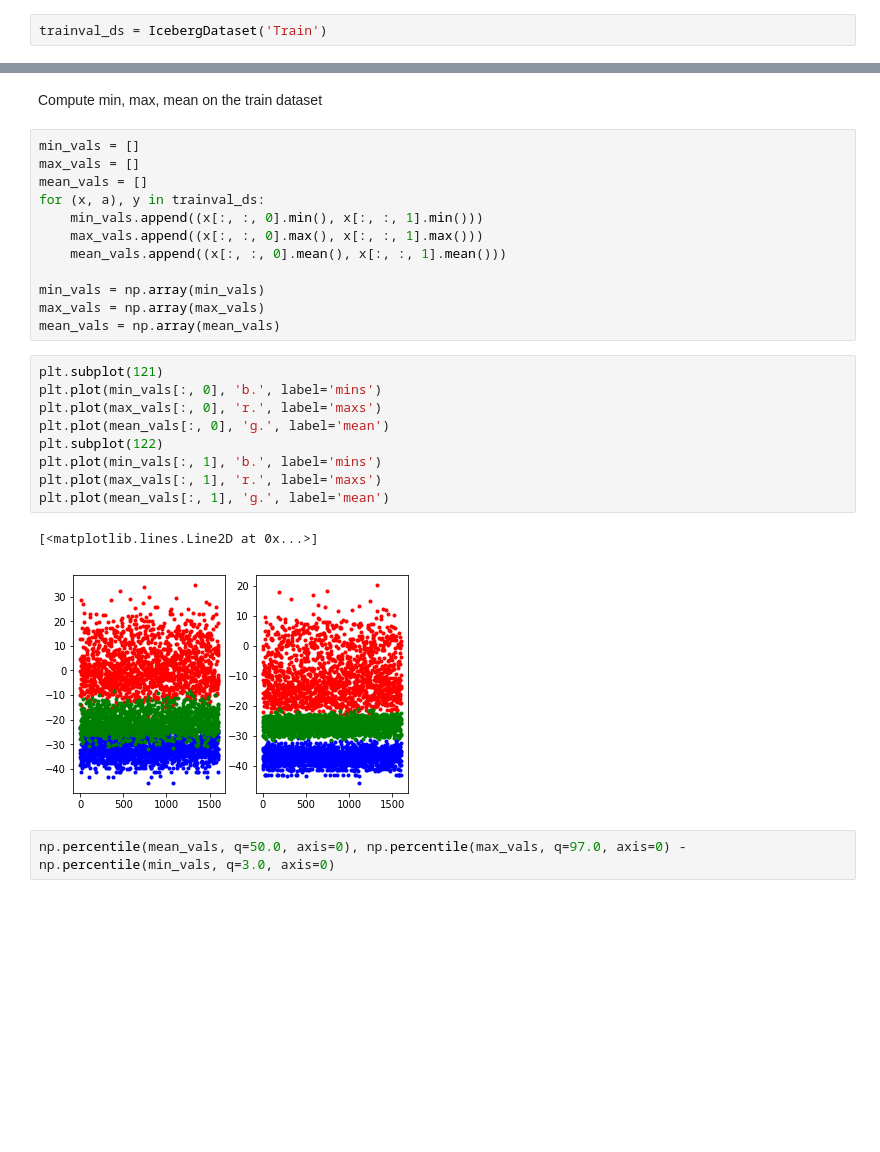
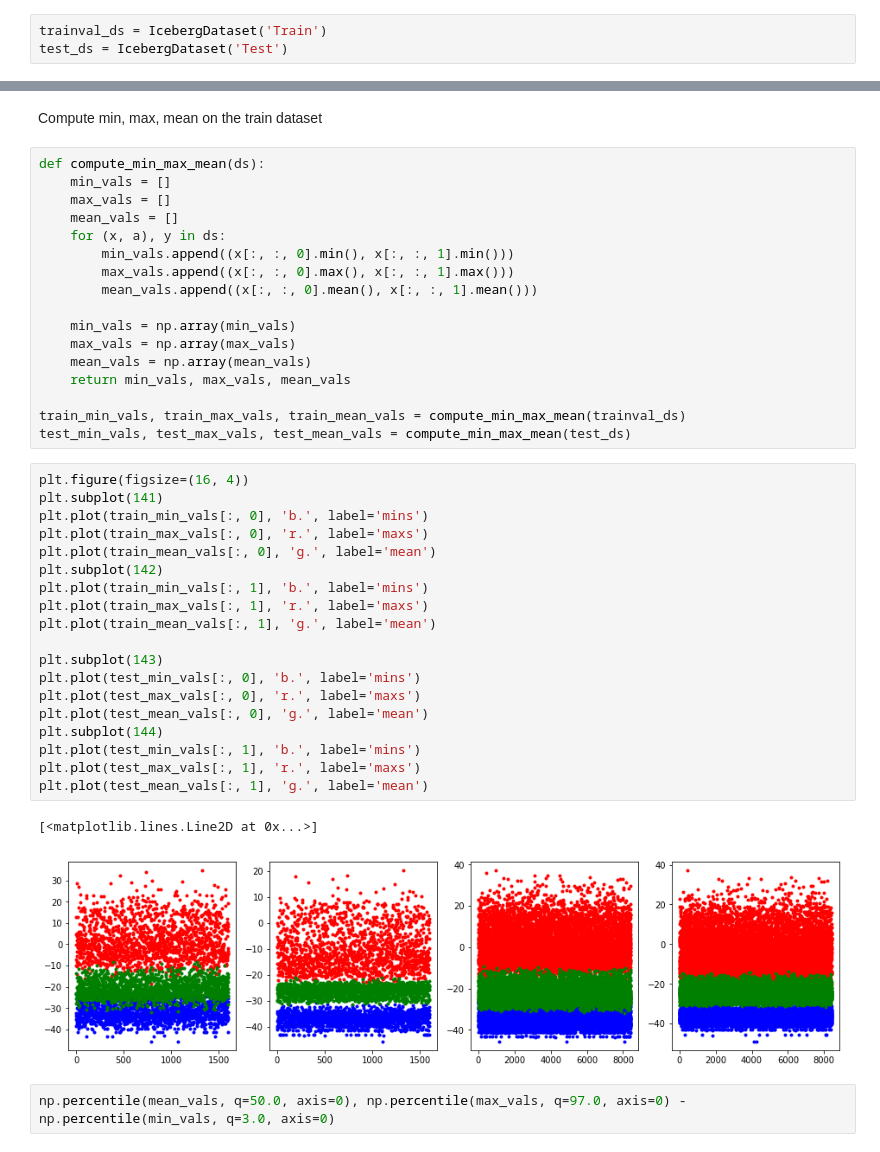
Before and after one commit to vfdev-5/IcebergClassification, a Jupyter notebook: notebooks/check_dataflow.ipynb, the cells around one changed output, grey strips where cells are left out. Cells and saved outputs as stored; diff of their text form; blank space fills up the shorter version.

```diff
--- a/notebooks/check_dataflow.ipynb
+++ b/notebooks/check_dataflow.ipynb
@@ -23,6 +23,7 @@ from common.dataflow import IcebergDataset
 from common.dataflow_visu_utils import display_dataset, display_data_augmentations, display_batches
 # %%
 trainval_ds = IcebergDataset('Train')
+test_ds = IcebergDataset('Test')
 # %%
 display_dataset(trainval_ds, max_datapoints=10, show_info=True)
 # %% [output]
@@ -57,29 +83,44 @@ for (x, a), y in trainval_ds:
 # %% [markdown]
 Compute min, max, mean on the train dataset
 # %%
-min_vals = []
-max_vals = []
-mean_vals = []
-for (x, a), y in trainval_ds:
-    min_vals.append((x[:, :, 0].min(), x[:, :, 1].min()))
-    max_vals.append((x[:, :, 0].max(), x[:, :, 1].max()))
-    mean_vals.append((x[:, :, 0].mean(), x[:, :, 1].mean()))
+def compute_min_max_mean(ds):
+    min_vals = []
+    max_vals = []
+    mean_vals = []
+    for (x, a), y in ds:
+        min_vals.append((x[:, :, 0].min(), x[:, :, 1].min()))
+        max_vals.append((x[:, :, 0].max(), x[:, :, 1].max()))
+        mean_vals.append((x[:, :, 0].mean(), x[:, :, 1].mean()))
 
-min_vals = np.array(min_vals)
-max_vals = np.array(max_vals)
-mean_vals = np.array(mean_vals)
+    min_vals = np.array(min_vals)
+    max_vals = np.array(max_vals)
+    mean_vals = np.array(mean_vals)
+    return min_vals, max_vals, mean_vals
+
+train_min_vals, train_max_vals, train_mean_vals = compute_min_max_mean(trainval_ds)
+test_min_vals, test_max_vals, test_mean_vals = compute_min_max_mean(test_ds)
 # %%
-plt.subplot(121)
-plt.plot(min_vals[:, 0], 'b.', label='mins')
-plt.plot(max_vals[:, 0], 'r.', label='maxs')
-plt.plot(mean_vals[:, 0], 'g.', label='mean')
-plt.subplot(122)
-plt.plot(min_vals[:, 1], 'b.', label='mins')
-plt.plot(max_vals[:, 1], 'r.', label='maxs')
-plt.plot(mean_vals[:, 1], 'g.', label='mean')
+plt.figure(figsize=(16, 4))
+plt.subplot(141)
+plt.plot(train_min_vals[:, 0], 'b.', label='mins')
+plt.plot(train_max_vals[:, 0], 'r.', label='maxs')
+plt.plot(train_mean_vals[:, 0], 'g.', label='mean')
+plt.subplot(142)
+plt.plot(train_min_vals[:, 1], 'b.', label='mins')
+plt.plot(train_max_vals[:, 1], 'r.', label='maxs')
+plt.plot(train_mean_vals[:, 1], 'g.', label='mean')
+
+plt.subplot(143)
+plt.plot(test_min_vals[:, 0], 'b.', label='mins')
+plt.plot(test_max_vals[:, 0], 'r.', label='maxs')
+plt.plot(test_mean_vals[:, 0], 'g.', label='mean')
+plt.subplot(144)
+plt.plot(test_min_vals[:, 1], 'b.', label='mins')
+plt.plot(test_max_vals[:, 1], 'r.', label='maxs')
+plt.plot(test_mean_vals[:, 1], 'g.', label='mean')
 # %% [output]
 [<matplotlib.lines.Line2D at 0x...>]
-[figure, old version]
+[figure, new version]
 # %%
 np.percentile(mean_vals, q=50.0, axis=0), np.percentile(max_vals, q=97.0, axis=0) - np.percentile(min_vals, q=3.0, axis=0)
 # %% [output]
```
Also changed, not shown: parts of 7 cells of this notebook, 35 other files.
